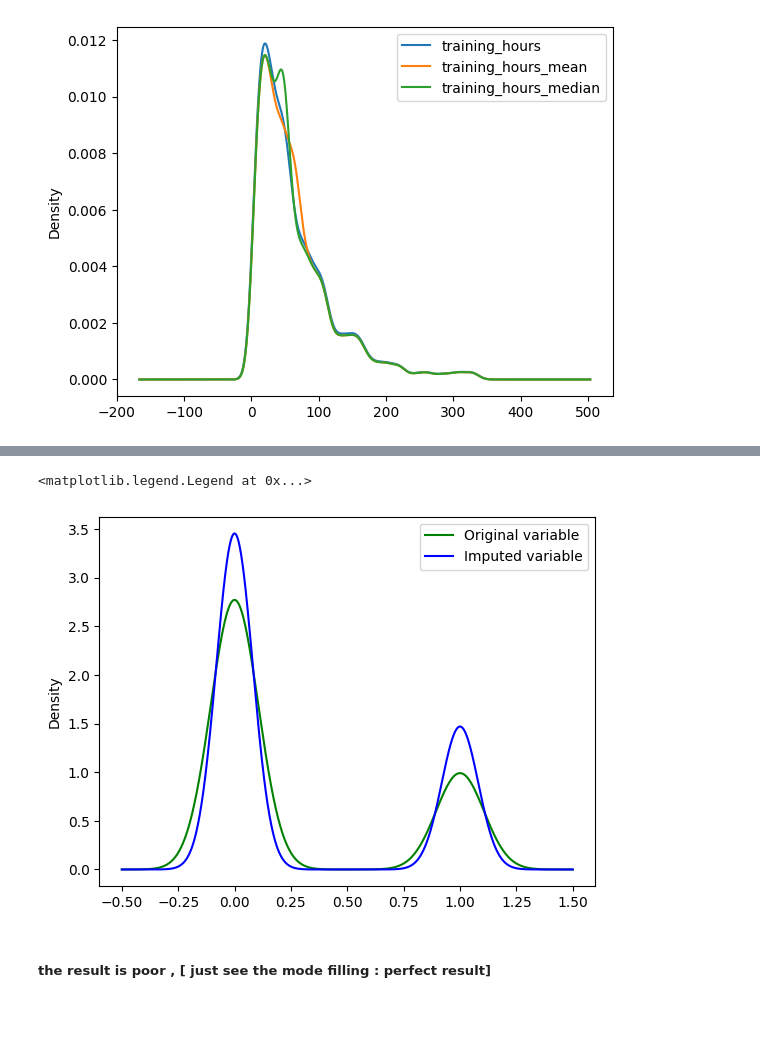
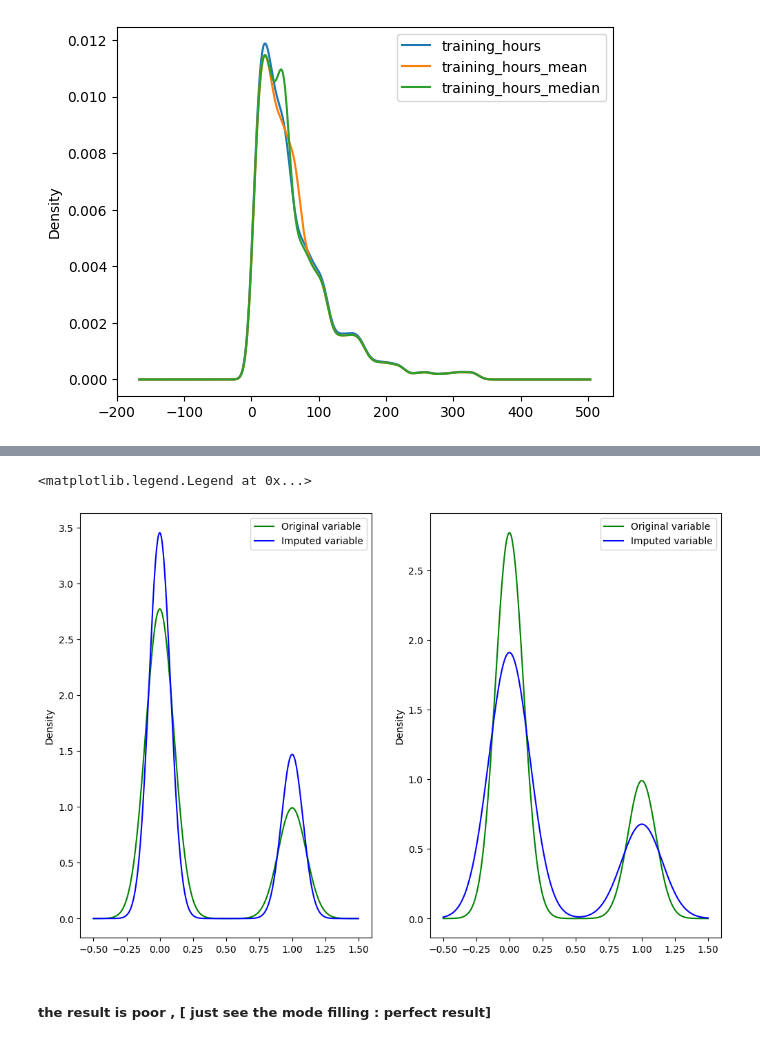
Before and after one commit to Rishabh-creator601/Machine_Learning_rock, a Jupyter notebook: feature_engineering/Imputation-missing_values.ipynb, the cells around one changed output, grey strips where cells are left out. Cells and saved outputs as stored; diff of their text form; code cells hidden in the pictures; blank space fills up the shorter version.

```diff
--- a/feature_engineering/Imputation-missing_values.ipynb
+++ b/feature_engineering/Imputation-missing_values.ipynb
@@ -6,5 +9,6 @@ from seedtools import load_seed
 # %%
 data = load_seed("data_science_job.csv",quiet=True).data
-data["gender_"] = data["gender"].map({"Male":1,"Female":0})
-data.head()
+data["gender_"] =  data["gender"].map({"Male":1,"Female":0})
+data =  dropper(data,["enrollee_id","city"])
+data.head(3)
 # %% [output]
@@ -99,0 +115,6 @@ ax.legend(lines, labels, loc='best')
+# %%
+si_m = SimpleImputer(add_indicator=True)
+X = si_m.fit_transform(data["training_hours"].values.reshape(-1,1))
+data["training_hours_indicator"]=  X[:,1].astype(bool)
+
+data.iloc[:,14:].head(3)
@@ -99,0 +130,4 @@ ax.legend(lines, labels, loc='best')
+# %%
+knn= KNNImputer(n_neighbors=4)
+knn.fit(data["training_hours"].values.reshape(-1,1))
+data["training_hours_knn"] =  knn.transform(data["training_hours"].values.reshape(-1,1))
@@ -128,14 +194,23 @@ data['gender_others'].value_counts().plot(kind='bar')
 # %%
-fig = plt.figure()
-ax = fig.add_subplot(111)
+fig = plt.figure(figsize=(12,8))
+
+ax =  fig.add_subplot(1,2,1)
 
 data[data["gender"]=='Female']['target'].plot(kind="kde",ax=ax,color='green')
 data[data["gender_female"]=='Female']['target'].plot(kind="kde",ax=ax,color='blue')
 lines, labels = ax.get_legend_handles_labels()
 labels = ['Original variable', 'Imputed variable']
 ax.legend(lines, labels, loc='best')
+
+ax = fig.add_subplot(1,2,2)
+
+data[data["gender"]=='Female']['target'].plot(kind="kde",ax=ax,color='green')
+data[data["gender_female"]=='Other']['target'].plot(kind="kde",ax=ax,color='blue')
+lines, labels = ax.get_legend_handles_labels()
+labels = ['Original variable', 'Imputed variable']
+ax.legend(lines, labels, loc='best')
 # %% [output]
 <matplotlib.legend.Legend at 0x...>
-[figure, old version]
+[figure, new version]
 # %% [markdown]
 ##### the result is poor , [ just see the mode filling :  perfect result]
```
Also changed, not shown: parts of 32 cells of this notebook.
